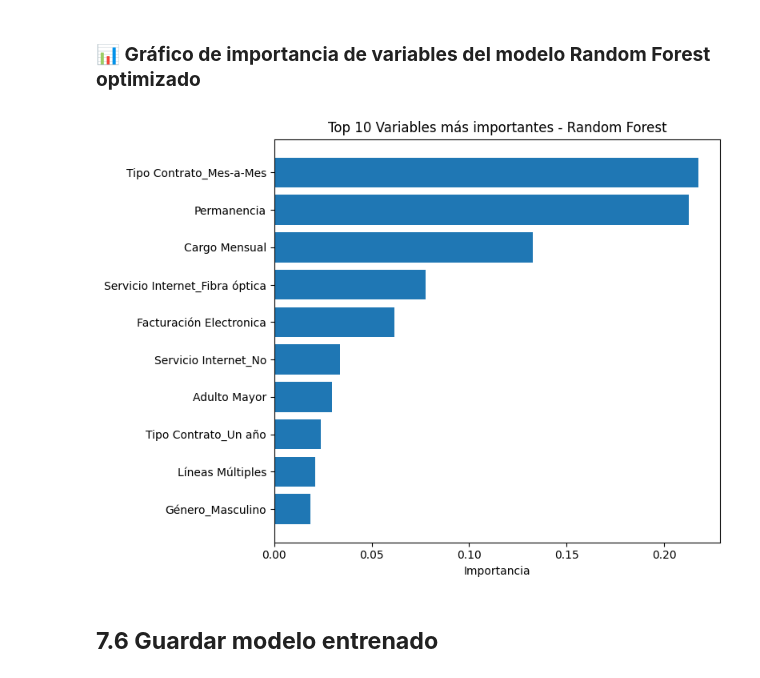
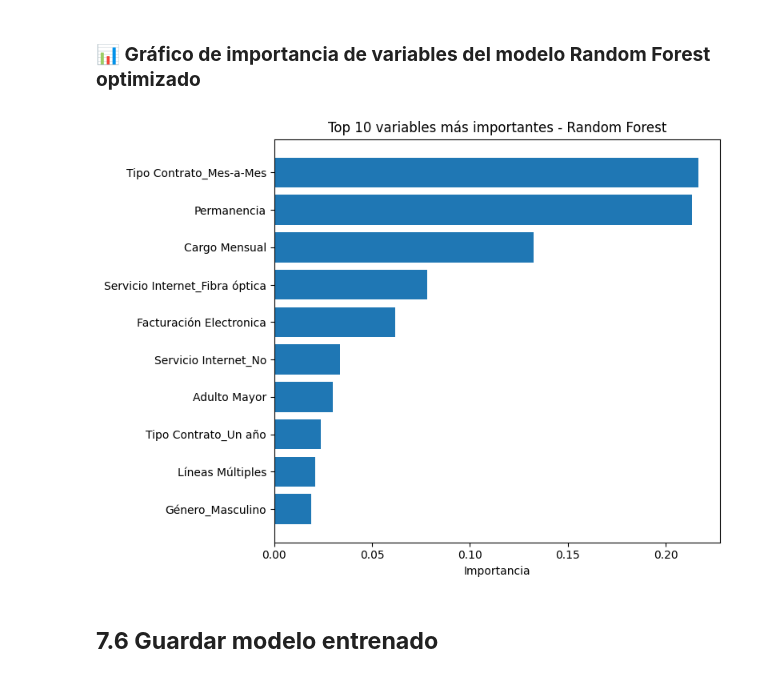
Before and after one commit to zelys/machine-learning, a Jupyter notebook: Challenge Telecom X/parte 2 - análisis de evasión de clientes/challenge_telecom_2.ipynb, the cells around one changed output. Cells and saved outputs as stored; diff of their text form; code cells hidden in the pictures.

```diff
--- a/Challenge Telecom X/parte 2 - análisis de evasión de clientes/challenge_telecom_2.ipynb
+++ b/Challenge Telecom X/parte 2 - análisis de evasión de clientes/challenge_telecom_2.ipynb
@@ -481,6 +481,6 @@ RandomForestClassifier(random_state=42)
 # %%
 from xgboost import XGBClassifier
 
-xgb = XGBClassifier(random_state=42, use_label_encoder=False, eval_metric='logloss')
+xgb = XGBClassifier(random_state=42, eval_metric='logloss')
 xgb.fit(X_train_resampled, y_train_resampled)
 # %% [output]
@@ -738,23 +718,23 @@ AUC - XGBoost optimizado: 0.8060
 # %%
 import matplotlib.pyplot as plt
 import pandas as pd
 
 # Obtener importancias
 importancias = best_rf.feature_importances_
 features = X_train.columns
 df_importancia = pd.DataFrame({'Feature': features, 'Importancia': importancias})
 df_importancia = df_importancia.sort_values(by='Importancia', ascending=True).tail(10)
 
 # Gráfico
 plt.figure(figsize=(8, 6))
 plt.barh(df_importancia['Feature'], df_importancia['Importancia'])
-plt.title('Top 10 Variables más importantes - Random Forest')
+plt.title('Top 10 variables más importantes - Random Forest')
 plt.xlabel('Importancia')
 plt.tight_layout()
 plt.savefig('../img/importancia_variables_rf.png')
 plt.show()
 # %% [output]
-[figure, old version]
+[figure, new version]
 # %% [markdown]
 ## **7.6 Guardar modelo entrenado**
 # %% [markdown]
```
Also changed, not shown: parts of 12 cells of this notebook, 2 other files.
